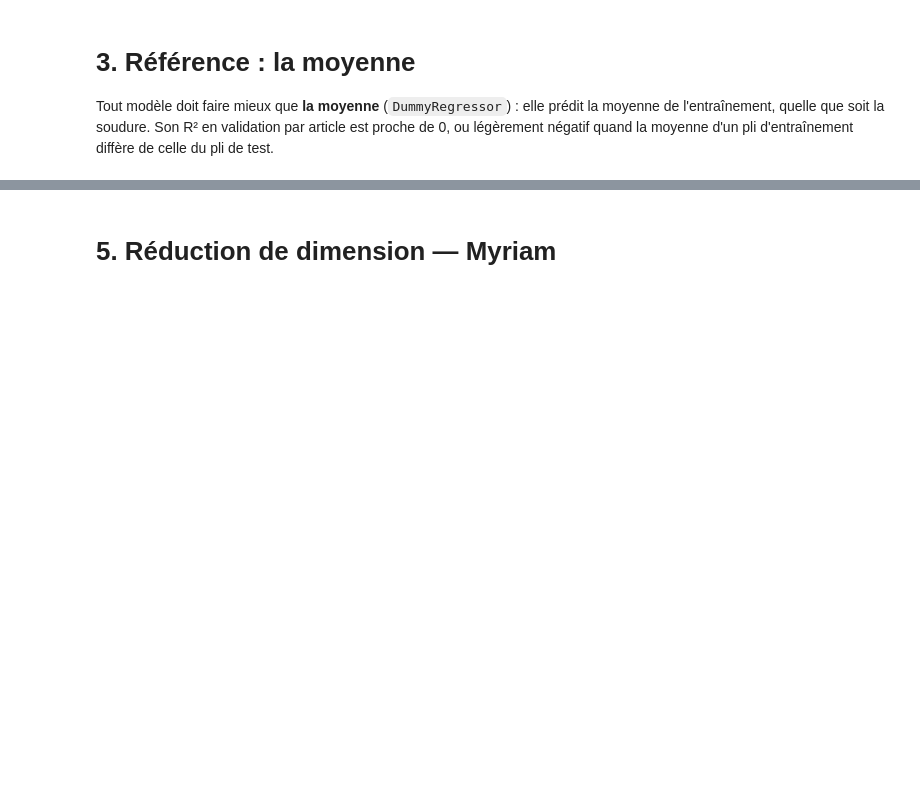
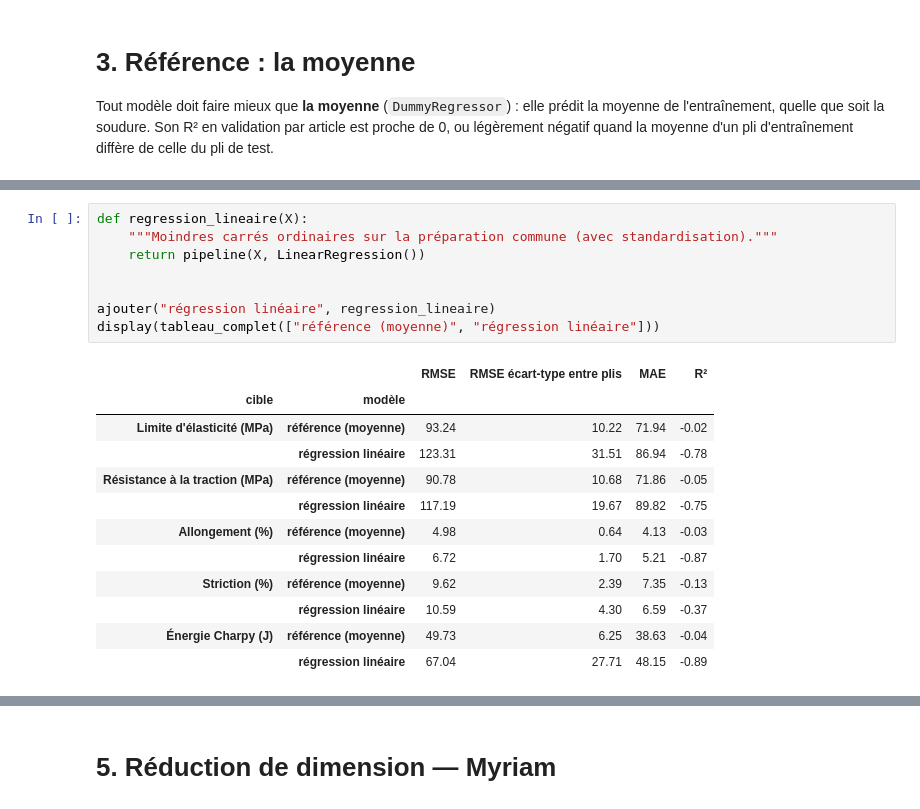
Before and after one commit to marglgls/Projet-ML-soudures, a Jupyter notebook: modeles.ipynb, the cells around one changed output, grey strips where cells are left out. Drawn from its saved outputs; the diff is of its cells as text; blank space fills up the shorter version.

```diff
--- a/modeles.ipynb
+++ b/modeles.ipynb
@@ -274,0 +281,21 @@ display(tableau_complet(["référence (moyenne)"]))
+# %%
+def regression_lineaire(X):
+    """Moindres carrés ordinaires sur la préparation commune (avec standardisation)."""
+    return pipeline(X, LinearRegression())
+
+
+ajouter("régression linéaire", regression_lineaire)
+display(tableau_complet(["référence (moyenne)", "régression linéaire"]))
+# %% [output]
+|  |  | RMSE | RMSE écart-type entre plis | MAE | R² |
+| cible | modèle |  |  |  |  |
+| Limite d'élasticité (MPa) | référence (moyenne) | 93.24 | 10.22 | 71.94 | -0.02 |
+|  | régression linéaire | 123.31 | 31.51 | 86.94 | -0.78 |
+| Résistance à la traction (MPa) | référence (moyenne) | 90.78 | 10.68 | 71.86 | -0.05 |
+|  | régression linéaire | 117.19 | 19.67 | 89.82 | -0.75 |
+| Allongement (%) | référence (moyenne) | 4.98 | 0.64 | 4.13 | -0.03 |
+|  | régression linéaire | 6.72 | 1.70 | 5.21 | -0.87 |
+| Striction (%) | référence (moyenne) | 9.62 | 2.39 | 7.35 | -0.13 |
+|  | régression linéaire | 10.59 | 4.30 | 6.59 | -0.37 |
+| Énergie Charpy (J) | référence (moyenne) | 49.73 | 6.25 | 38.63 | -0.04 |
+|  | régression linéaire | 67.04 | 27.71 | 48.15 | -0.89 |
```
Also changed, not shown: parts of 36 cells of this notebook, 1 other file.
